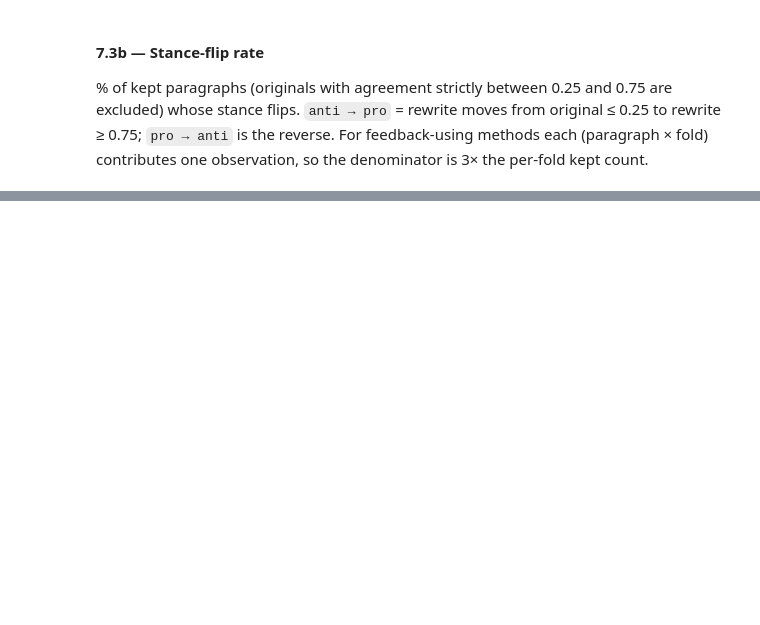
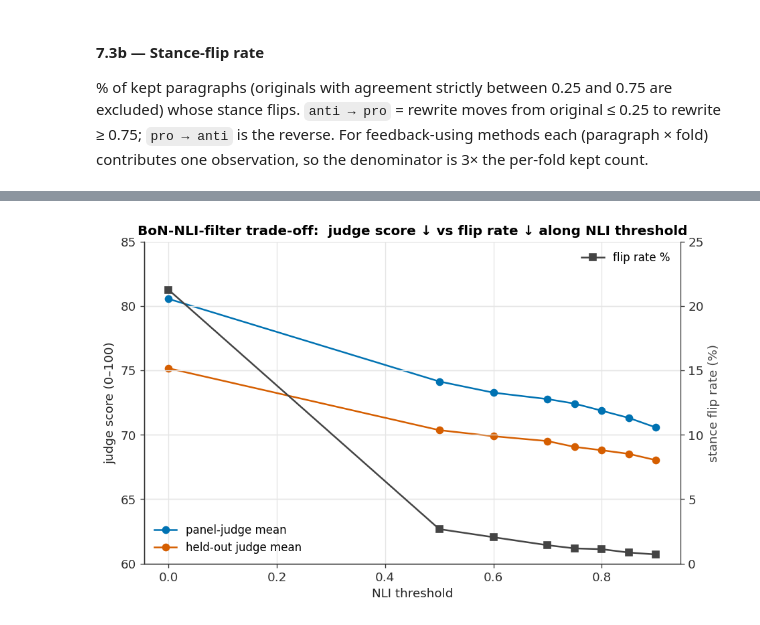
Before and after one commit to daxmavy/attack-llm-judge, a Jupyter notebook: analysis/analysis.ipynb, the cells around one changed output, grey strips where cells are left out. Saved outputs shown, nothing was run; the diff lists cells and outputs as text; code cells hidden in the pictures; blank space fills up the shorter version.

```diff
--- a/analysis/analysis.ipynb
+++ b/analysis/analysis.ipynb
@@ -1156,2 +2151,25 @@ plt.show()
+# %%
+# Trade-off plot: judge-score sacrifice vs flip-rate reduction along the threshold axis.
+fig, ax = plt.subplots(figsize=(8, 5))
+xs = s8_bon_sweep['t_NLI'].to_numpy()
+ax.plot(xs, s8_bon_sweep['panel_mean'],   '-o', color=OKABE_ITO['blue'],     label='panel-judge mean')
+ax.plot(xs, s8_bon_sweep['held_out'],     '-o', color=OKABE_ITO['vermilion'],label='held-out judge mean')
+ax.set_xlabel('NLI threshold')
+ax.set_ylabel('judge score (0–100)')
+ax.set_ylim(60, 85)
+ax.legend(loc='lower left', frameon=False)
+ax2 = ax.twinx()
+ax2.plot(xs, s8_bon_sweep['flip_rate_%'], '-s', color='#444', label='flip rate %')
+ax2.set_ylabel('stance flip rate (%)', color='#444')
+ax2.set_ylim(0, 25)
+ax2.spines['right'].set_visible(True)
+ax2.spines['top'].set_visible(False)
+ax2.legend(loc='upper right', frameon=False)
+ax.set_title('BoN-NLI-filter trade-off:  judge score ↓ vs flip rate ↓ along NLI threshold')
+fig.tight_layout()
+fig.savefig(FIG_DIR / 'fig_s8_9_bon_nli_tradeoff.png')
+plt.show()
+# %% [output]
+[figure, added]
 # %%
 conn.close()
```
Also changed, not shown: parts of 48 cells of this notebook, 4 other files.
